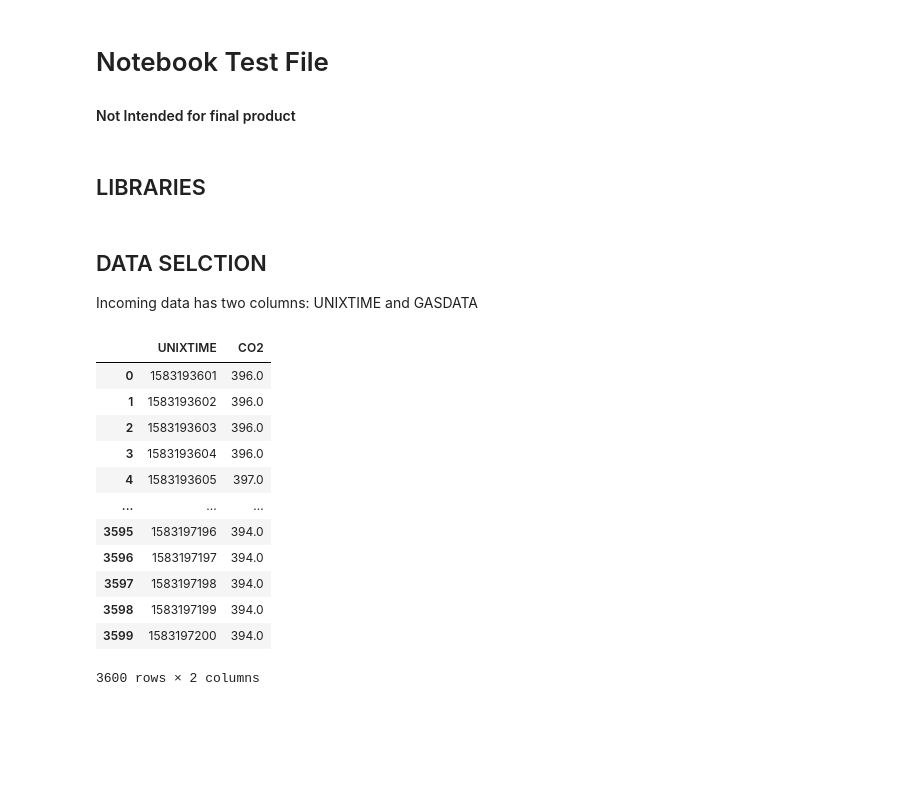
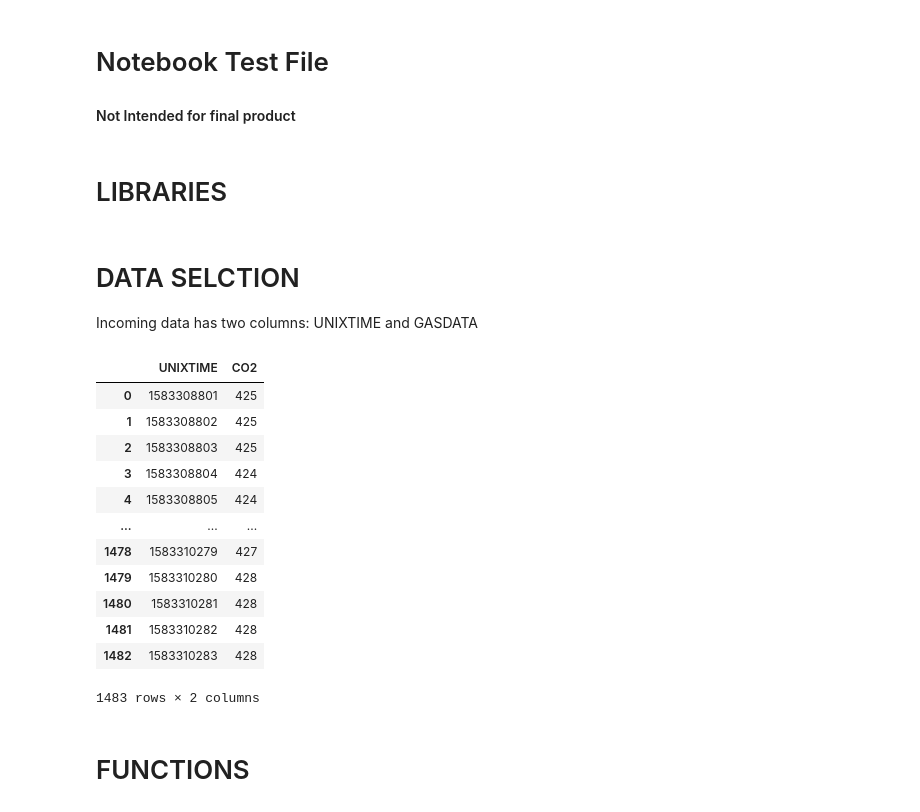
Before and after one commit to RiceAllDay22/WirelessSensorNetwork, a Jupyter notebook: Analysis/Analyzer V2.ipynb, the cells around one changed output. Saved outputs shown, nothing was run; the diff lists cells and outputs as text; code cells hidden in the pictures; blank space fills up the shorter version.

Commit message:
Added new data and fixing Analyzer code

```diff
--- a/Analysis/Analyzer V2.ipynb
+++ b/Analysis/Analyzer V2.ipynb
@@ -2,7 +2,7 @@
 # Notebook Test File
 #### Not Intended for final product
 # %% [markdown]
-## LIBRARIES
+# LIBRARIES
 # %%
 import os
 import numpy as np
@@ -12,29 +12,32 @@ from datetime import datetime
 from statistics import mean
 import IPython.display
 # %% [markdown]
-## DATA SELCTION
+# DATA SELCTION
 Incoming data has two columns: UNIXTIME and GASDATA
 # %%
 # Set Working Directory
-user = 'adria'
-subfolder = '1.1.0'
-file = '2020-03-03--00.csv'
+user      = 'adria'
+subfolder = 'V 1.2.3'
+file      = '2020-03-04--08EDITED.csv'
+#file      = '2020-03-03--00.csv'
 os.chdir('C:\\Users\\'+str(user)+'\\Desktop\\Repository\\WirelessSensorNetwork\\Data\\'
          + str(subfolder))
 os.getcwd()
 data = pd.read_csv(file)
 data
 # %% [output]
 |  | UNIXTIME | CO2 |
-| 0 | 1583193601 | 396.0 |
-| 1 | 1583193602 | 396.0 |
-| 2 | 1583193603 | 396.0 |
-| 3 | 1583193604 | 396.0 |
-| 4 | 1583193605 | 397.0 |
+| 0 | 1583308801 | 425 |
+| 1 | 1583308802 | 425 |
+| 2 | 1583308803 | 425 |
+| 3 | 1583308804 | 424 |
+| 4 | 1583308805 | 424 |
 | ... | ... | ... |
-| 3595 | 1583197196 | 394.0 |
-| 3596 | 1583197197 | 394.0 |
-| 3597 | 1583197198 | 394.0 |
-| 3598 | 1583197199 | 394.0 |
-| 3599 | 1583197200 | 394.0 |
+| 1478 | 1583310279 | 427 |
+| 1479 | 1583310280 | 428 |
+| 1480 | 1583310281 | 428 |
+| 1481 | 1583310282 | 428 |
+| 1482 | 1583310283 | 428 |
-3600 rows × 2 columns
+1483 rows × 2 columns
+# %% [markdown]
+# FUNCTIONS
```
Also changed, not shown: parts of 18 cells of this notebook, 24 other files.
